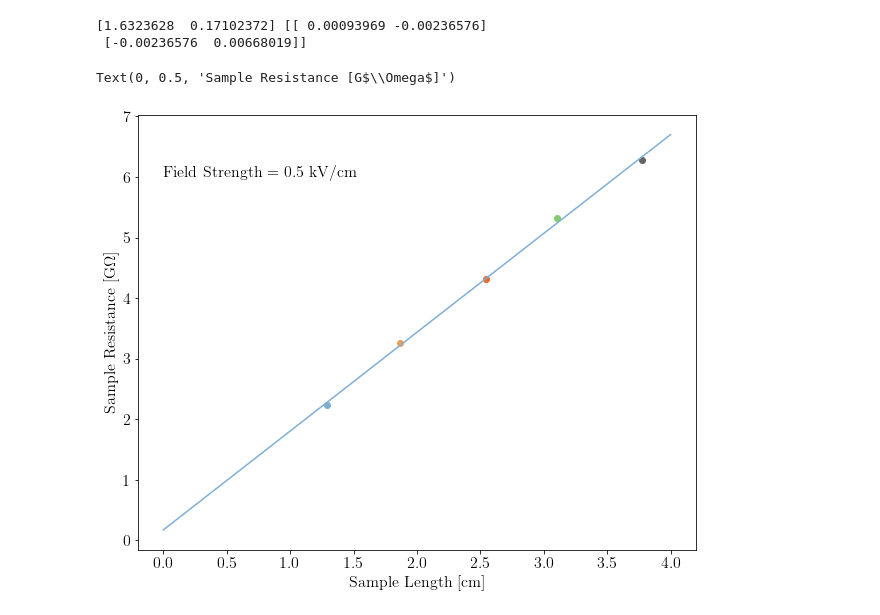
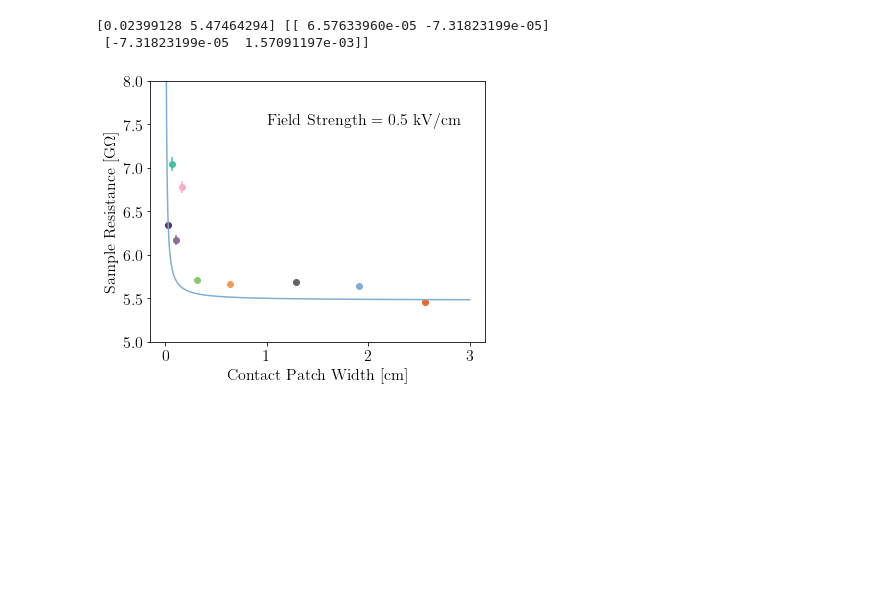
Before and after one commit to DanielMDouglas/DR8plots, a Jupyter notebook: DR8plots.ipynb, the cells around one changed output. Cells and saved outputs as stored; diff of their text form; code cells hidden in the pictures; blank space fills up the shorter version.

```diff
--- a/DR8plots.ipynb
+++ b/DR8plots.ipynb
@@ -37,15 +37,15 @@ def quadr_sum(*args):
 # %%
 ### MSU TLM Plot 1: voltage vs. current
 
-data = [{"file": "MSU_TLM_data/sample2.dat",
+data = [{"file": "MSU_TLM_data/TLM_length/sample2.dat",
          "label": r'1.292 cm'},
-        {"file": "MSU_TLM_data/sample4.dat",
+        {"file": "MSU_TLM_data/TLM_length/sample4.dat",
          "label": r'1.869 cm'},
-        {"file": "MSU_TLM_data/sample1.dat",
+        {"file": "MSU_TLM_data/TLM_length/sample1.dat",
          "label": r'2.544 cm'},
-        {"file": "MSU_TLM_data/sample5.dat",
+        {"file": "MSU_TLM_data/TLM_length/sample5.dat",
          "label": r'3.108 cm'},
-        {"file": "MSU_TLM_data/sample3.dat",
+        {"file": "MSU_TLM_data/TLM_length/sample3.dat",
          "label": r'3.775 cm'},]
 
 fig = plt.figure()
@@ -73,4 +73,6 @@ for item in data:
 ax.legend(ncol = 2, frameon = False)
 ax.set_xlabel(r'Voltage [kV]')
 ax.set_ylabel(r'Current [mA]')
+
+plt.savefig('TLM_length_current.png', dpi = 300)
 # %% [output]
@@ -344,36 +497,47 @@ plt.semilogy()
 # %%
 def TLM_model(L, m, b):
-    return m*L + b
+    return m/L + b
 
 starting_values = (4, 0)
 optBounds = ([0, -10], [20, 10])
 
 testField = np.sqrt(0.5)
 
-lengths = []
+widths = []
 Rs = []
+dRs = []
 
 for item in data:
-    L = item["length"]
+    W = item["contwid"]
     R = R_model(testField, *item["popt"])
-    plt.scatter(L, R, color = item["color"])
-    lengths.append(L)
+    widths.append(W)
     Rs.append(R)
+    dR = dR_model(testField, *item["popt"], item["pcov"])
+    dRs.append(dR)
+    plt.errorbar(W, R,
+                 xerr = dW,
+                 yerr = dR,
+                 color = item["color"])
+    plt.scatter(W, R, color = item["color"])
 
 popt, pcov = curve_fit(TLM_model,
-                       lengths, Rs,
+                       widths, Rs,
+                       sigma = dRs,
                        p0 = starting_values,
                        bounds = optBounds)
 print (popt, pcov)
 
-fineLspace = np.linspace(0, 4, 1000)
+fineLspace = np.linspace(0, 3, 1000)
 plt.plot(fineLspace, TLM_model(fineLspace, *popt))
 
-plt.text(0, 6, 'Field Strength = '+str(round(testField**2, 2))+' kV/cm')
-plt.xlabel(r'Sample Length [cm]')
+plt.text(1., 7.5, 'Field Strength = '+str(round(testField**2, 2))+' kV/cm')
+plt.xlabel(r'Contact Patch Width [cm]')
 plt.ylabel(r'Sample Resistance [G$\Omega$]')
+
+plt.ylim(5, 8)
+
+plt.savefig('TLM_contact_fit.png', dpi = 300)
 # %% [output]
-[1.6323628  0.17102372] [[ 0.00093969 -0.00236576]
- [-0.00236576  0.00668019]]
+[0.02399128 5.47464294] [[ 6.57633960e-05 -7.31823199e-05]
+ [-7.31823199e-05  1.57091197e-03]]
-Text(0, 0.5, 'Sample Resistance [G$\\Omega$]')
-[figure, old version]
+[figure, new version]
```
Also changed, not shown: parts of 7 cells of this notebook.
